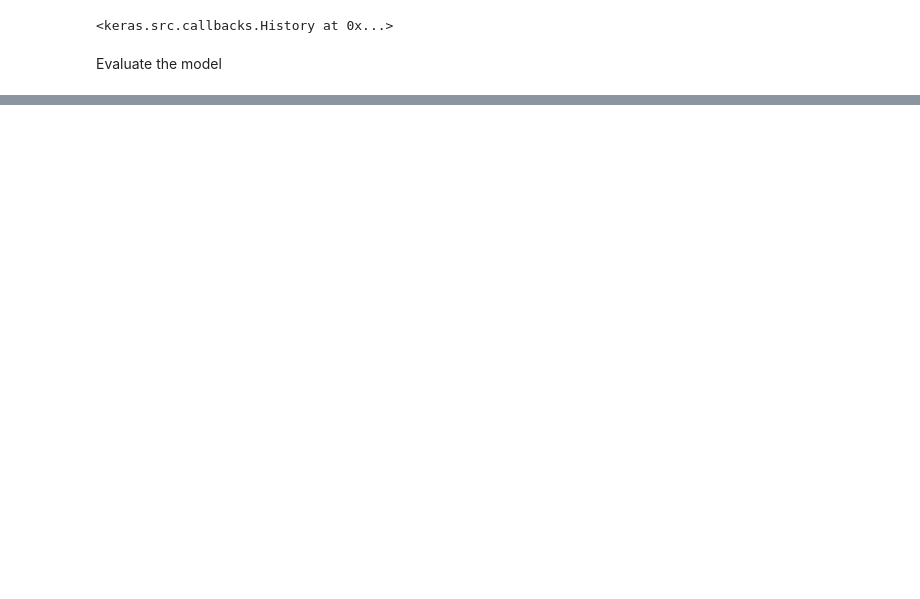
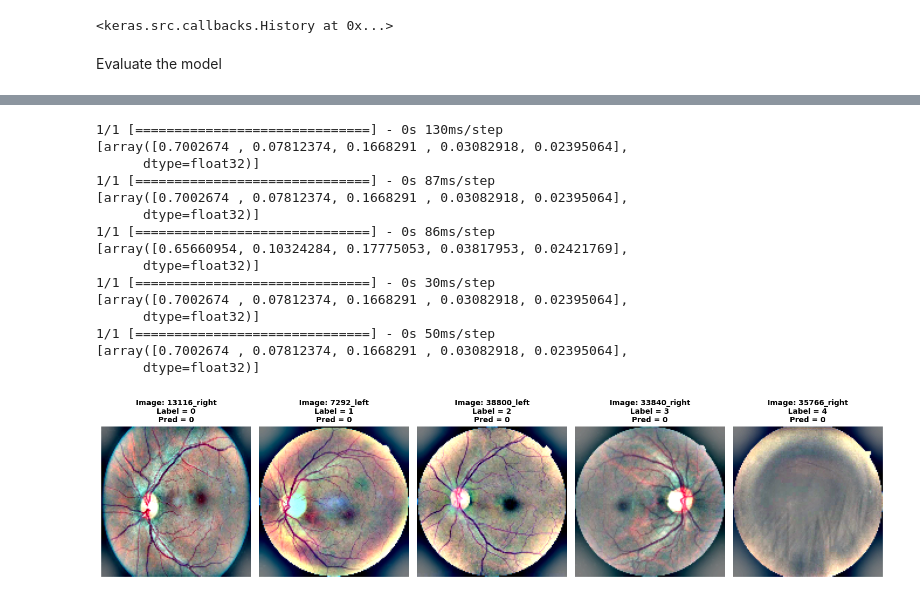
Before and after one commit to PRABUDDHIKAMWR/Project_Diabetic_Retinopathy_Severity_Grading, a Jupyter notebook: project_test1.ipynb, the cells around one changed output, grey strips where cells are left out. Cells and saved outputs as stored; diff of their text form; code cells hidden in the pictures; blank space fills up the shorter version.

```diff
--- a/project_test1.ipynb
+++ b/project_test1.ipynb
@@ -81,0 +253,34 @@ Test accuracy: 0.7356959581375122
+# %%
+fig, ax = plt.subplots(1, 5, figsize=(15, 6))
+for i in range(0,5):
+    sample = data[data['level'] == i].sample(1)
+    image_name = sample['image'].item()
+    img = cv2.imread('E:/trainingset/archive/resized_train/' + image_name + '.jpeg')
+    X = preprocess_image(img)
+    single_image = np.expand_dims(X, axis=0)
+    predicted_label = list(model.predict(single_image))
+    print(predicted_label)
+    maxindex = predicted_label.index(max(predicted_label))
+    ax[i].set_title(f"Image: {image_name}\n Label = {sample['level'].item()} \nPred = {maxindex}",
+                    weight='bold', fontsize=10)
+    ax[i].axis('off')
+    ax[i].imshow(X);
+plt.tight_layout()
+plt.show()
+# %% [output]
+1/1 [==============================] - 0s 130ms/step
+[array([0.7002674 , 0.07812374, 0.1668291 , 0.03082918, 0.02395064],
+      dtype=float32)]
+1/1 [==============================] - 0s 87ms/step
+[array([0.7002674 , 0.07812374, 0.1668291 , 0.03082918, 0.02395064],
+      dtype=float32)]
+1/1 [==============================] - 0s 86ms/step
+[array([0.65660954, 0.10324284, 0.17775053, 0.03817953, 0.02421769],
+      dtype=float32)]
+1/1 [==============================] - 0s 30ms/step
+[array([0.7002674 , 0.07812374, 0.1668291 , 0.03082918, 0.02395064],
+      dtype=float32)]
+1/1 [==============================] - 0s 50ms/step
+[array([0.7002674 , 0.07812374, 0.1668291 , 0.03082918, 0.02395064],
+      dtype=float32)]
+[figure, added]
```
Also changed, not shown: parts of 10 cells of this notebook, 1 other file.
